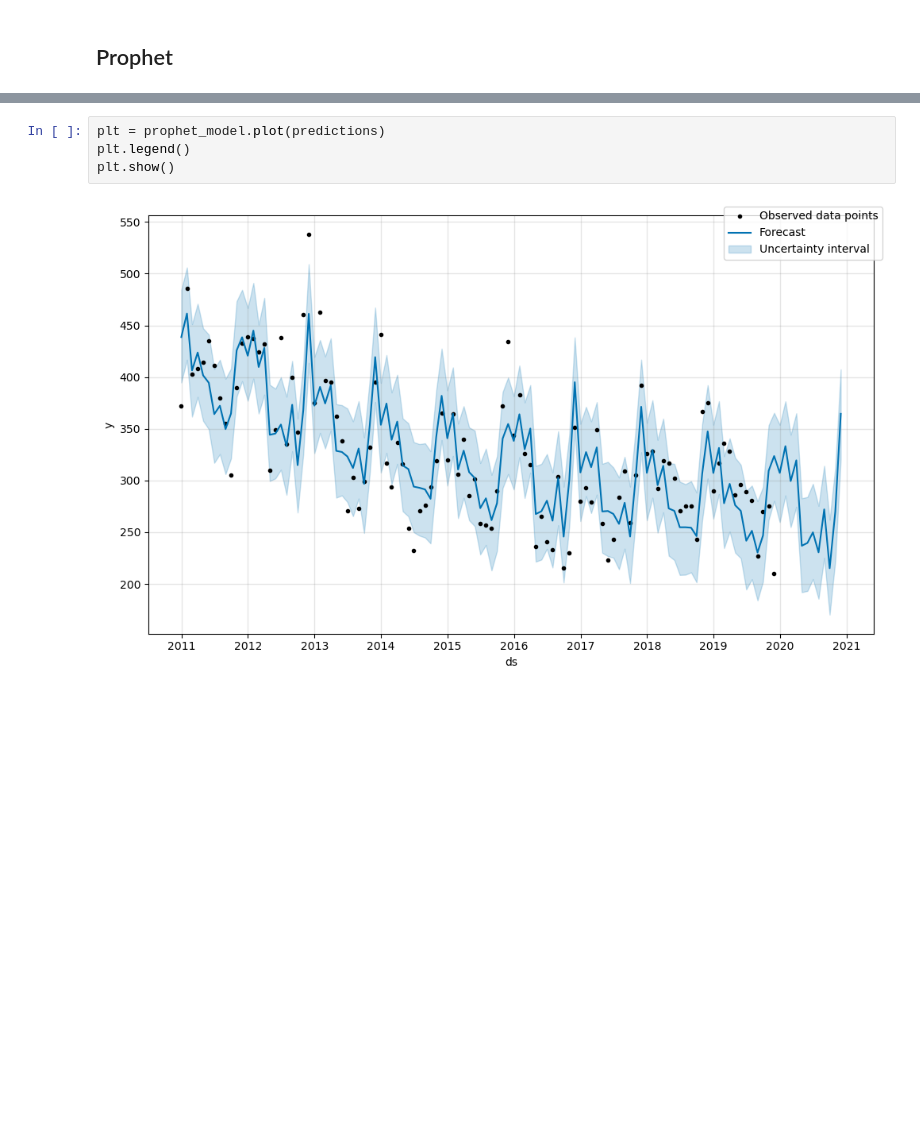
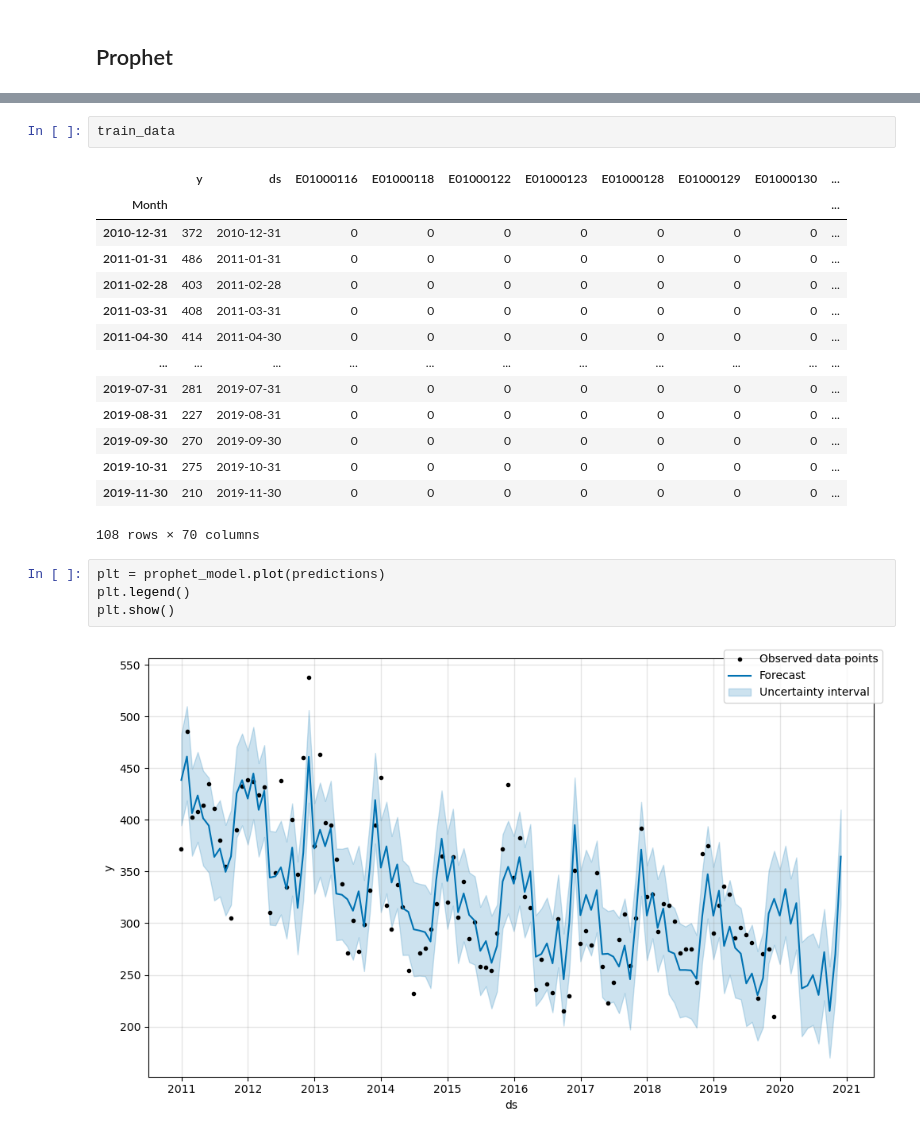
Before and after one commit to jdobladez/DC2-Group1-2023, a Jupyter notebook: Prophet.ipynb, the cells around one changed output, grey strips where cells are left out. Drawn from its saved outputs; the diff is of its cells as text; blank space fills up the shorter version.

```diff
--- a/Prophet.ipynb
+++ b/Prophet.ipynb
@@ -123,3 +118,20 @@ predictions = prophet_model.predict(future)
+# %%
+train_data
+# %% [output]
+|  | y | ds | E01000116 | E01000118 | E01000122 | E01000123 | E01000128 | E01000129 | E01000130 | ... |
+| Month |  |  |  |  |  |  |  |  |  | ... |
+| 2010-12-31 | 372 | 2010-12-31 | 0 | 0 | 0 | 0 | 0 | 0 | 0 | ... |
+| 2011-01-31 | 486 | 2011-01-31 | 0 | 0 | 0 | 0 | 0 | 0 | 0 | ... |
+| 2011-02-28 | 403 | 2011-02-28 | 0 | 0 | 0 | 0 | 0 | 0 | 0 | ... |
+| 2011-03-31 | 408 | 2011-03-31 | 0 | 0 | 0 | 0 | 0 | 0 | 0 | ... |
+| 2011-04-30 | 414 | 2011-04-30 | 0 | 0 | 0 | 0 | 0 | 0 | 0 | ... |
+| ... | ... | ... | ... | ... | ... | ... | ... | ... | ... | ... |
+| 2019-07-31 | 281 | 2019-07-31 | 0 | 0 | 0 | 0 | 0 | 0 | 0 | ... |
+| 2019-08-31 | 227 | 2019-08-31 | 0 | 0 | 0 | 0 | 0 | 0 | 0 | ... |
+| 2019-09-30 | 270 | 2019-09-30 | 0 | 0 | 0 | 0 | 0 | 0 | 0 | ... |
+| 2019-10-31 | 275 | 2019-10-31 | 0 | 0 | 0 | 0 | 0 | 0 | 0 | ... |
+| 2019-11-30 | 210 | 2019-11-30 | 0 | 0 | 0 | 0 | 0 | 0 | 0 | ... |
+108 rows × 70 columns
 # %%
 plt = prophet_model.plot(predictions)
 plt.legend()
```
Also changed, not shown: parts of 11 cells of this notebook.
